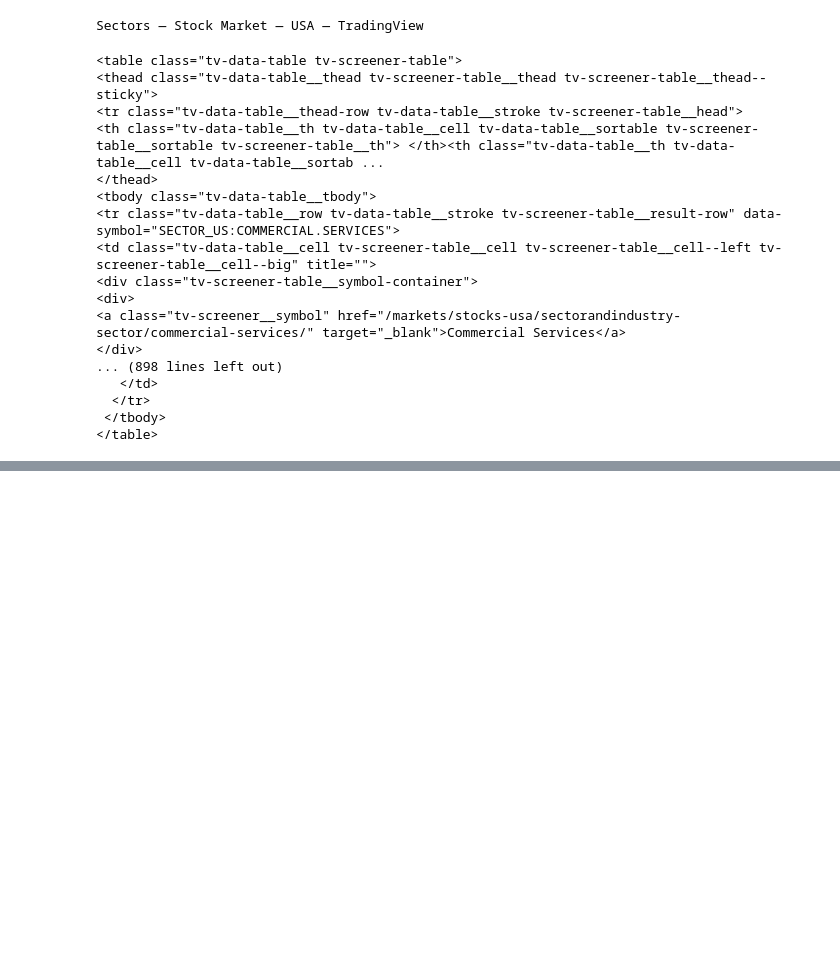
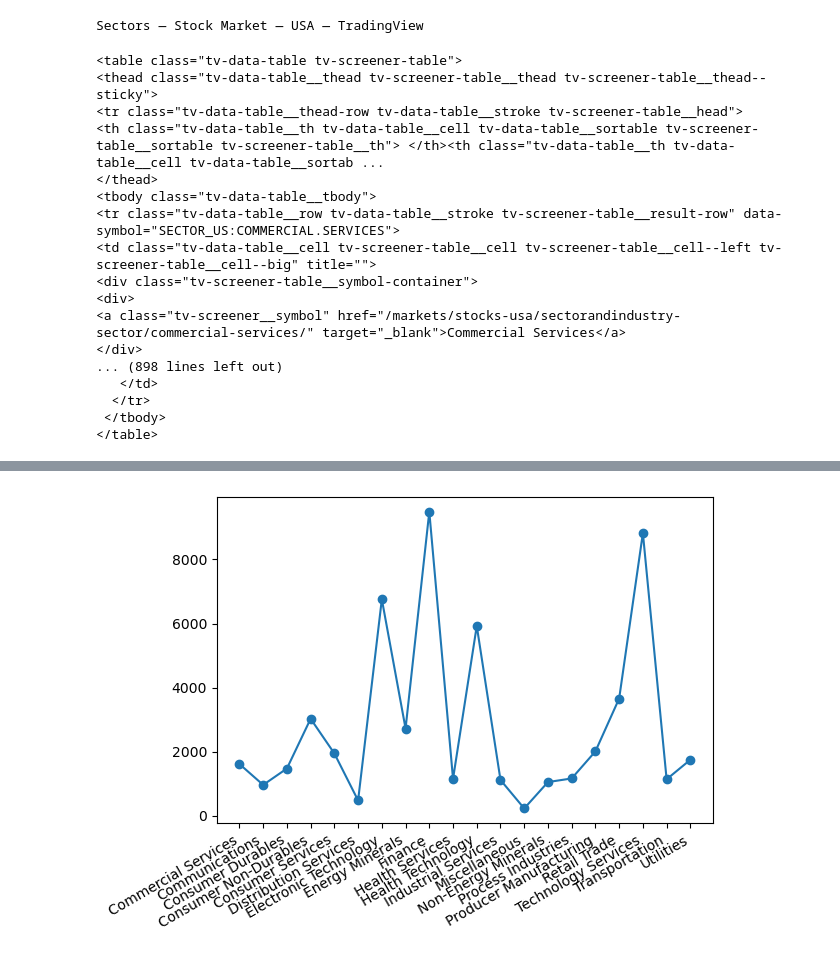
Before and after one commit to qvhoang/CSC221-qvhoang-GroupProject, a Jupyter notebook: CSC221-qvhoang-GroupProject.ipynb, the cells around one changed output, grey strips where cells are left out. Saved outputs shown, nothing was run; the diff lists cells and outputs as text; code cells hidden in the pictures; blank space fills up the shorter version.

Commit message:
Add files via upload
Updated Jupyter Notebook with graph code

```diff
--- a/CSC221-qvhoang-GroupProject.ipynb
+++ b/CSC221-qvhoang-GroupProject.ipynb
@@ -129,2 +129,18 @@ df
 # %%
 df.to_csv('CSC221-webscrape-data.csv')
+# %%
+# 1. Use Pandas read_csv to read the data from file Marketing Raw Data.csv into variable raw_data
+# 2. Display the shape of the raw_data DataFrame.
+# 3. Display the first 5 rows of the DataFrame [HINT: Remember the .head() method]
+
+import pandas as pd
+from matplotlib import pyplot as plt
+import numpy as np
+
+raw_data = pd.read_csv("CSC221-webscrape-data.csv")
+
+# Display number of rows and columns
+print(pd.DataFrame(raw_data).shape)
+
+# Display the top 20 records
+raw_data.head(20)
@@ -130,0 +166,22 @@ df.to_csv('CSC221-webscrape-data.csv')
+# %%
+x = np.array(raw_data["MKT CAP"])
+y = np.array(raw_data["SECTOR 20 MATCHES"])
+
+# print(x)
+# print(y)
+
+# Code to remove market-cap-unit from the value. For example, MKT CAP 1614.727B becomes 1614.727
+x1 = []
+for i in x:
+    leng = len(i)
+    i = i[0:leng-1]
+    x1.append(float(i))
+
+# Display "SECTOR 20 MATCHES" in x-axis and corresponding "MKT CAP" in billions in y-axis
+fig, ax = plt.subplots()
+ax.plot_date(y, x1, linestyle='-')
+
+fig.autofmt_xdate()
+plt.show()
+# %% [output]
+[figure, added]
```
Also changed, not shown: parts of 4 cells of this notebook.
